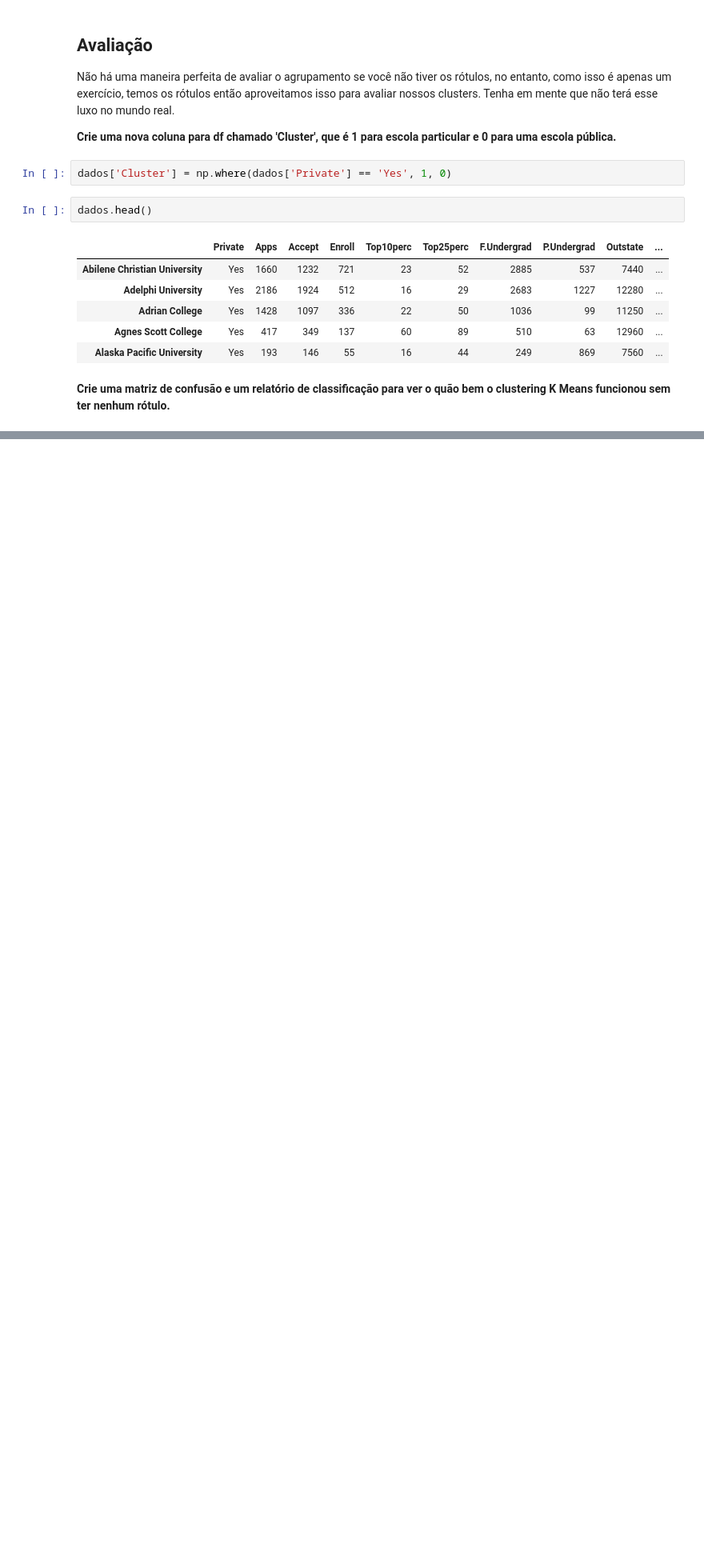
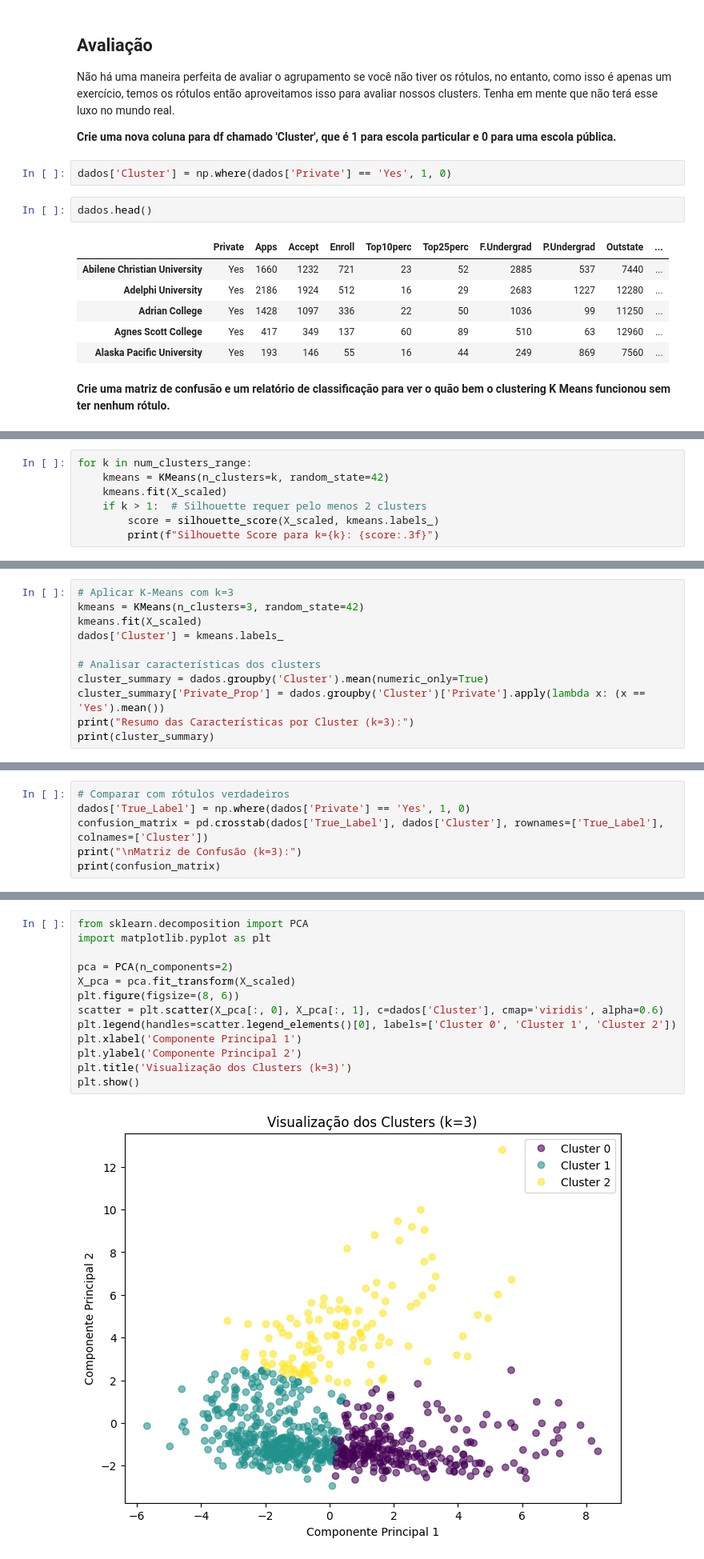
Before and after one commit to brunomartinsmv/MachineLearning, a Jupyter notebook: 2025/atividades/K-Means/Projeto de K Means Clustering - Projeto.ipynb, the cells around one changed output, grey strips where cells are left out. Shown at 80% size. Drawn from its saved outputs; the diff is of its cells as text; blank space fills up the shorter version.

```diff
--- a/2025/atividades/K-Means/Projeto de K Means Clustering - Projeto.ipynb
+++ b/2025/atividades/K-Means/Projeto de K Means Clustering - Projeto.ipynb
@@ -300,0 +436,7 @@ Não tão ruim, considerando que o algoritmo está usando apenas os recursos par
+# %%
+for k in num_clusters_range:
+    kmeans = KMeans(n_clusters=k, random_state=42)
+    kmeans.fit(X_scaled)
+    if k > 1:  # Silhouette requer pelo menos 2 clusters
+        score = silhouette_score(X_scaled, kmeans.labels_)
+        print(f"Silhouette Score para k={k}: {score:.3f}")
@@ -300,0 +454,11 @@ Não tão ruim, considerando que o algoritmo está usando apenas os recursos par
+# %%
+# Aplicar K-Means com k=3
+kmeans = KMeans(n_clusters=3, random_state=42)
+kmeans.fit(X_scaled)
+dados['Cluster'] = kmeans.labels_
+
+# Analisar características dos clusters
+cluster_summary = dados.groupby('Cluster').mean(numeric_only=True)
+cluster_summary['Private_Prop'] = dados.groupby('Cluster')['Private'].apply(lambda x: (x == 'Yes').mean())
+print("Resumo das Características por Cluster (k=3):")
+print(cluster_summary)
@@ -300,0 +488,6 @@ Não tão ruim, considerando que o algoritmo está usando apenas os recursos par
+# %%
+# Comparar com rótulos verdadeiros
+dados['True_Label'] = np.where(dados['Private'] == 'Yes', 1, 0)
+confusion_matrix = pd.crosstab(dados['True_Label'], dados['Cluster'], rownames=['True_Label'], colnames=['Cluster'])
+print("\nMatriz de Confusão (k=3):")
+print(confusion_matrix)
@@ -300,0 +527,15 @@ Não tão ruim, considerando que o algoritmo está usando apenas os recursos par
+# %%
+from sklearn.decomposition import PCA
+import matplotlib.pyplot as plt
+
+pca = PCA(n_components=2)
+X_pca = pca.fit_transform(X_scaled)
+plt.figure(figsize=(8, 6))
+scatter = plt.scatter(X_pca[:, 0], X_pca[:, 1], c=dados['Cluster'], cmap='viridis', alpha=0.6)
+plt.legend(handles=scatter.legend_elements()[0], labels=['Cluster 0', 'Cluster 1', 'Cluster 2'])
+plt.xlabel('Componente Principal 1')
+plt.ylabel('Componente Principal 2')
+plt.title('Visualização dos Clusters (k=3)')
+plt.show()
+# %% [output]
+[figure, added]
```
Also changed, not shown: parts of 32 cells of this notebook, 2 other files.
